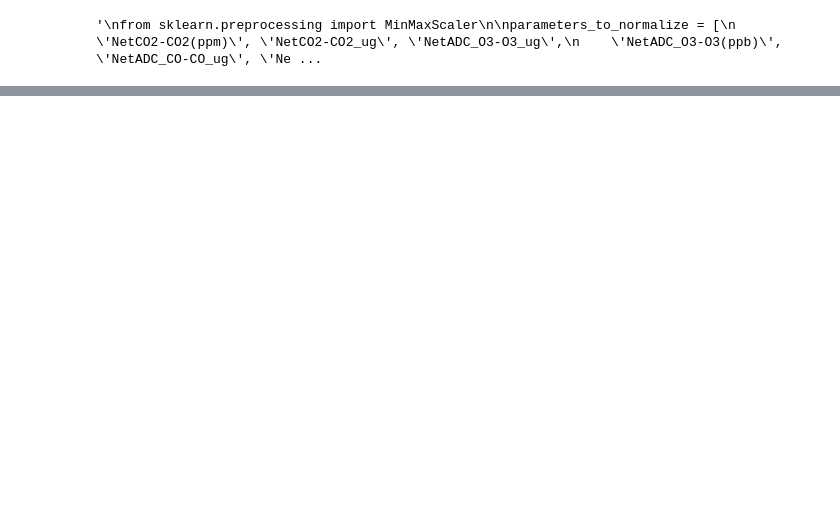
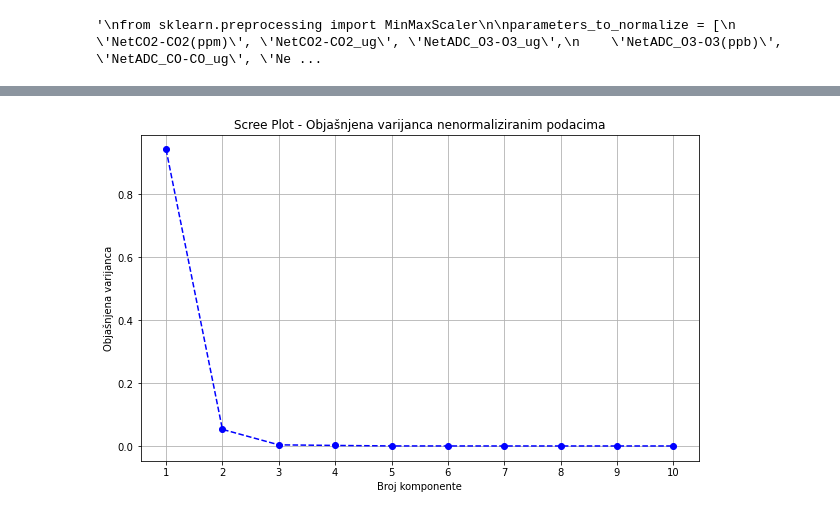
Before and after one commit to jurajtodic/AirQualityDetection, a Jupyter notebook: main.ipynb, the cells around one changed output, grey strips where cells are left out. Cells and saved outputs as stored; diff of their text form; code cells hidden in the pictures; blank space fills up the shorter version.

```diff
--- a/main.ipynb
+++ b/main.ipynb
@@ -440,0 +508,13 @@ plt.show()
+# %%
+# Visualize explained variance ratio
+plt.figure(figsize=(10, 6))
+unnormalized_components = np.arange(1, len(pca_unnormalized.explained_variance_ratio_) + 1)  # Component indices
+plt.plot(unnormalized_components, pca_unnormalized.explained_variance_ratio_, marker='o', linestyle='--', color='b')
+plt.title('Scree Plot - Objašnjena varijanca nenormaliziranim podacima')
+plt.xlabel('Broj komponente')
+plt.ylabel('Objašnjena varijanca')
+plt.xticks(unnormalized_components)  # Ensure all components are shown on x-axis
+plt.grid()
+plt.show()
+# %% [output]
+[figure, added]
```
Also changed, not shown: parts of 18 cells of this notebook, 1 other file.
